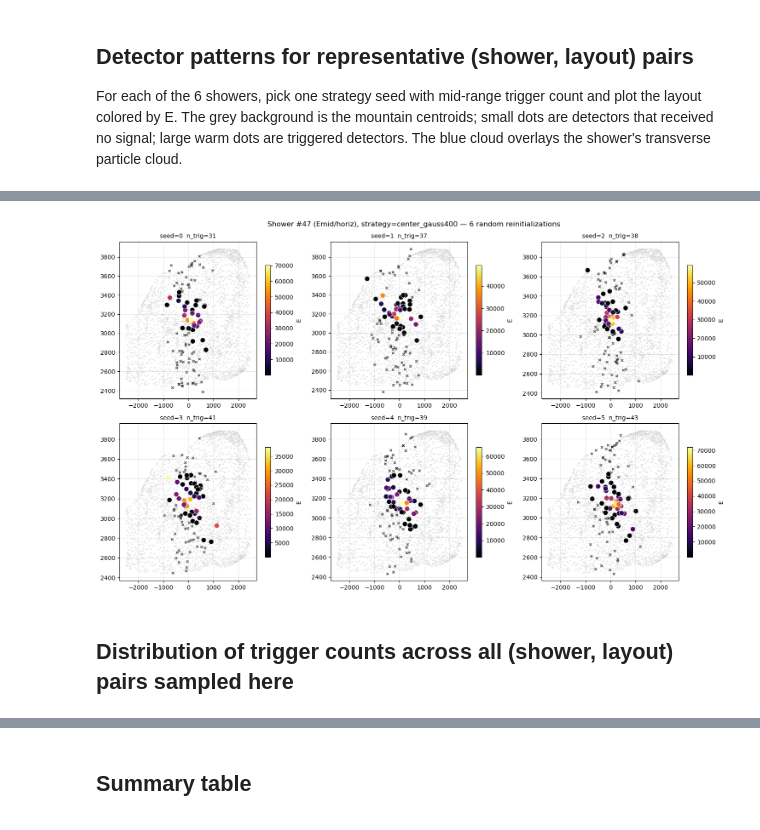
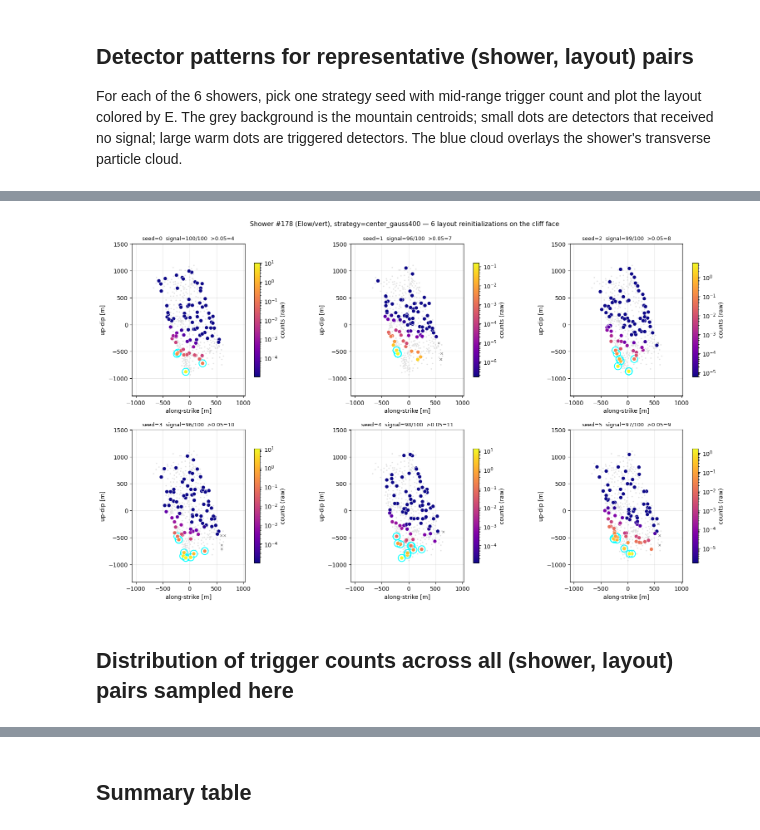
Before and after one commit to JayAgarwal25/TamboOpt-J, a Jupyter notebook: detector_optimization_v6/notebooks/explore_trigger_counts.ipynb, the cells around one changed output, grey strips where cells are left out. Drawn from its saved outputs; the diff is of its cells as text; code cells hidden in the pictures.

```diff
--- a/detector_optimization_v6/notebooks/explore_trigger_counts.ipynb
+++ b/detector_optimization_v6/notebooks/explore_trigger_counts.ipynb
@@ -325,34 +336,29 @@ Pin one shower (highest mean trigger count) and one strategy, then show 6 differ
 # %%
-# pick the shower whose mean trigger count for EXAMPLE_STRATEGY is highest
-best_row = (agg[agg['strategy']==EXAMPLE_STRATEGY].sort_values('mean', ascending=False).iloc[0])
+# Same shower, several layout reinitializations — same cliff-face `panel` helper.
+best_row = (agg[agg['strategy'] == EXAMPLE_STRATEGY]
+            .sort_values('mean', ascending=False).iloc[0])
 s = int(best_row['shower'])
 tag = tags[s]
-n_show = min(6, N_SEEDS)      # never index past the seeds actually generated
-fig, axes = plt.subplots(2, 3, figsize=(15, 9))
+n_show = min(6, N_SEEDS)          # never index past the seeds actually generated
+fig, axes = plt.subplots(2, 3, figsize=(16, 9.5))
 for ax in axes.flat[n_show:]:
     ax.set_visible(False)
+
 for ax, seed in zip(axes.flat, range(n_show)):
     E_arr, e_det, n_det_xy = layouts_cache[(s, EXAMPLE_STRATEGY, seed)]
-    ax.scatter(MTN_N, MTN_U,
-               s=2, c='lightgray', alpha=0.5)
-    dN, dU = det_north_up(e_det, n_det_xy)
-    triggered = E_arr > SIGNAL_EPS      # ~5% of rows clear LAYOUT_THRESHOLD
-    ax.scatter(dN[~triggered], dU[~triggered], s=14, c='black',
-               marker='x', alpha=0.6)
-    sc = ax.scatter(dN[triggered], dU[triggered],
-                    c=E_arr[triggered], s=70, cmap='inferno',
-                    edgecolor='white', linewidth=0.6)
-    if triggered.any():
-        plt.colorbar(sc, ax=ax, shrink=0.7, label='E')
-    ax.set_aspect('equal'); ax.grid(alpha=0.3)
-    ax.set_title(f'seed={seed}  n_trig={int(triggered.sum())}', fontsize=10)
-    ax.set_aspect('auto')
-fig.suptitle(f"Shower #{s} ({tag}), strategy={EXAMPLE_STRATEGY} — 6 random reinitializations")
-fig.tight_layout(); plt.show()
+    sc, n_live, n_over = panel(ax, E_arr, e_det, n_det_xy, cloud=points[s])
+    if sc is not None:
+        plt.colorbar(sc, ax=ax, shrink=0.75, label='counts (raw)')
+    ax.set_title(f'seed={seed}  signal={n_live}/100  >{LAYOUT_THRESHOLD:g}={n_over}', fontsize=9)
+    ax.grid(alpha=0.3)
+
+fig.suptitle(f"Shower #{s} ({tag}), strategy={EXAMPLE_STRATEGY} — "
+             f"{n_show} layout reinitializations on the cliff face", fontsize=11)
+fig.tight_layout(pad=1.4); plt.show()
 # %% [output]
-[figure, old version]
+[figure, new version]
-# %% [markdown]
-## Distribution of trigger counts across all (shower, layout) pairs sampled here
+# %% [markdown]
+## Distribution of trigger counts across all (shower, layout) pairs sampled here
 # %%
 fig, axes = plt.subplots(1, 2, figsize=(14, 4))
 axes[0].hist(df['n_trig'], bins=range(0, df['n_trig'].max() + 3), edgecolor='black')
```
Also changed, not shown: parts of 11 cells of this notebook, 3 other files.
